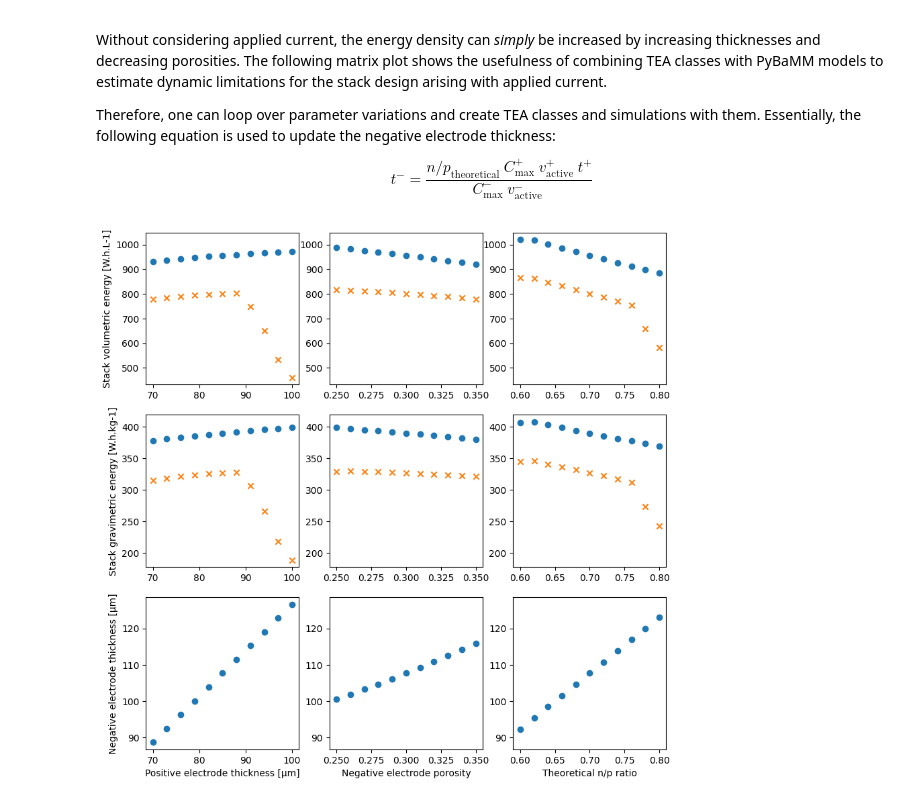
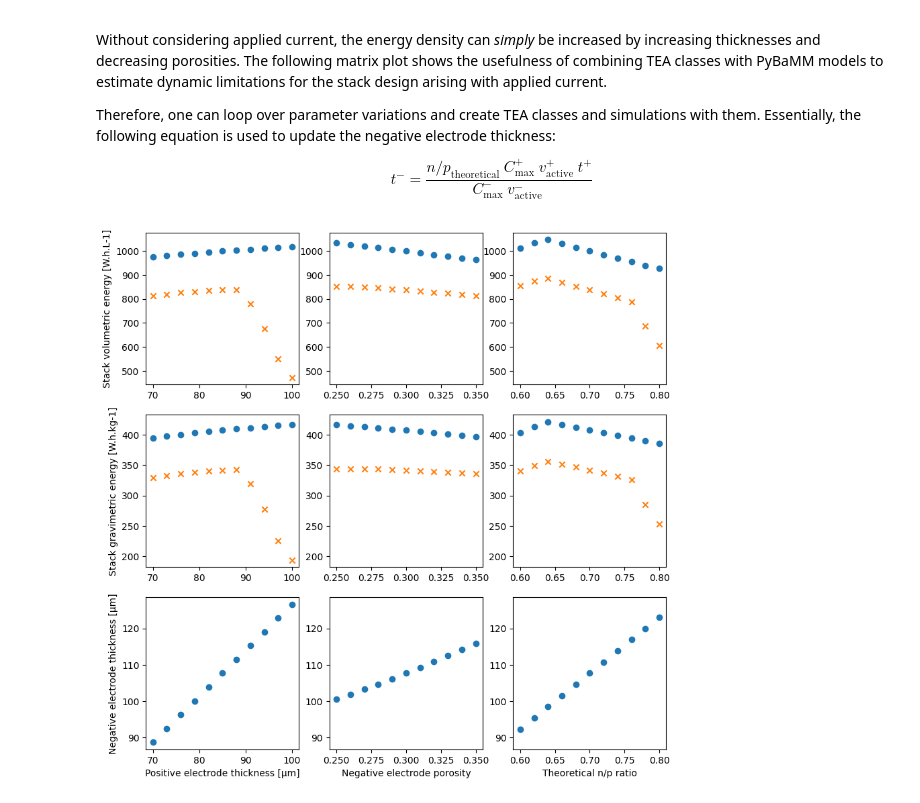
Before and after one commit to pybamm-team/pybamm-tea, a Jupyter notebook: examples/ragone.ipynb, the cells around one changed output. Saved outputs shown, nothing was run; the diff lists cells and outputs as text; code cells hidden in the pictures.

```diff
--- a/examples/ragone.ipynb
+++ b/examples/ragone.ipynb
@@ -99,8 +99,9 @@ input["Negative electrode active material volume fraction"] = 1 - input["Negativ
 
 # initialize the active material concentrations to the zero in the negative electrode and to the maximum in the positive electrode
 input["Initial concentration in negative electrode [mol.m-3]"] = 0
-input["Initial concentration in positive electrode [mol.m-3]"] = (tea_class.parameter_values["Maximum concentration in positive electrode [mol.m-3]"] *
-                                                                  tea_class.stack_energy.get("Initial lithium inventory / positive electrode theoretical capacity"))
+input["Initial concentration in positive electrode [mol.m-3]"] = tea_class.parameter_values["Maximum concentration in positive electrode [mol.m-3]"]
+                                                                  # * tea_class.stack_energy.get("Initial lithium inventory / positive electrode theoretical capacity")
+input["Initial loss of lithium inventory"] = 0.1 # 10% loss of lithium inventory
 
 # generate an array's of thicknesses and n/p ratios to loop over
 pe_thicknesses = np.linspace(70e-6, 100e-6, 11)
@@ -267,31 +268,31 @@ ax3.scatter(th_n_p_ratios, stack_volumetric_energy_c_n_p, marker="x")
 ax6.scatter(th_n_p_ratios, stack_gravimetric_energy_n_p, marker="o")
 ax6.scatter(th_n_p_ratios, stack_gravimetric_energy_c_n_p, marker="x")
 ax9.scatter(th_n_p_ratios, [x * 1e6 for x in ne_thickness_n_p], label="ne thickness")
 ax9.set_xlabel("Theoretical n/p ratio")
 
 # set the y-axis limits for ax1, ax2, and ax3
 row1_y_min = min(min(stack_volumetric_energy_c_thickness), min(stack_volumetric_energy_c_porosity), min(stack_volumetric_energy_c_n_p))
 row1_y_max = max(max(stack_volumetric_energy_thickness), max(stack_volumetric_energy_porosity), max(stack_volumetric_energy_n_p))
 row1_range = row1_y_max - row1_y_min
 ax1.set_ylim(row1_y_min - 0.05 * row1_range, row1_y_max + 0.05 * row1_range)
 ax2.set_ylim(row1_y_min - 0.05 * row1_range, row1_y_max + 0.05 * row1_range)
 ax3.set_ylim(row1_y_min - 0.05 * row1_range, row1_y_max + 0.05 * row1_range)
 # set the y-axis limits for ax4, ax5, and ax6
 row2_y_min = min(min(stack_gravimetric_energy_c_thickness), min(stack_gravimetric_energy_c_porosity), min(stack_gravimetric_energy_c_n_p))
 row2_y_max = max(max(stack_gravimetric_energy_thickness), max(stack_gravimetric_energy_porosity), max(stack_gravimetric_energy_n_p))
 row2_range = row2_y_max - row2_y_min
 ax4.set_ylim(row2_y_min - 0.05 * row2_range, row2_y_max + 0.05 * row2_range)
 ax5.set_ylim(row2_y_min - 0.05 * row2_range, row2_y_max + 0.05 * row2_range)
 ax6.set_ylim(row2_y_min - 0.05 * row2_range, row2_y_max + 0.05 * row2_range)
 # set the y-axis limits for ax7, ax8, and ax9
 row3_y_min = min(min([x * 1e6 for x in ne_thickness_thickness]), min([x * 1e6 for x in ne_thickness_porosity]), min([x * 1e6 for x in ne_thickness_n_p]))
 row3_y_max = max(max([x * 1e6 for x in ne_thickness_thickness]), max([x * 1e6 for x in ne_thickness_porosity]), max([x * 1e6 for x in ne_thickness_n_p]))
 row3_range = row3_y_max - row3_y_min
 ax7.set_ylim(row3_y_min - 0.05 * row3_range, row3_y_max + 0.05 * row3_range)
 ax8.set_ylim(row3_y_min - 0.05 * row3_range, row3_y_max + 0.05 * row3_range)
 ax9.set_ylim(row3_y_min - 0.05 * row3_range, row3_y_max + 0.05 * row3_range)
 
 # show the plot
 plt.show()
 # %% [output]
-[figure, old version]
+[figure, new version]
```
